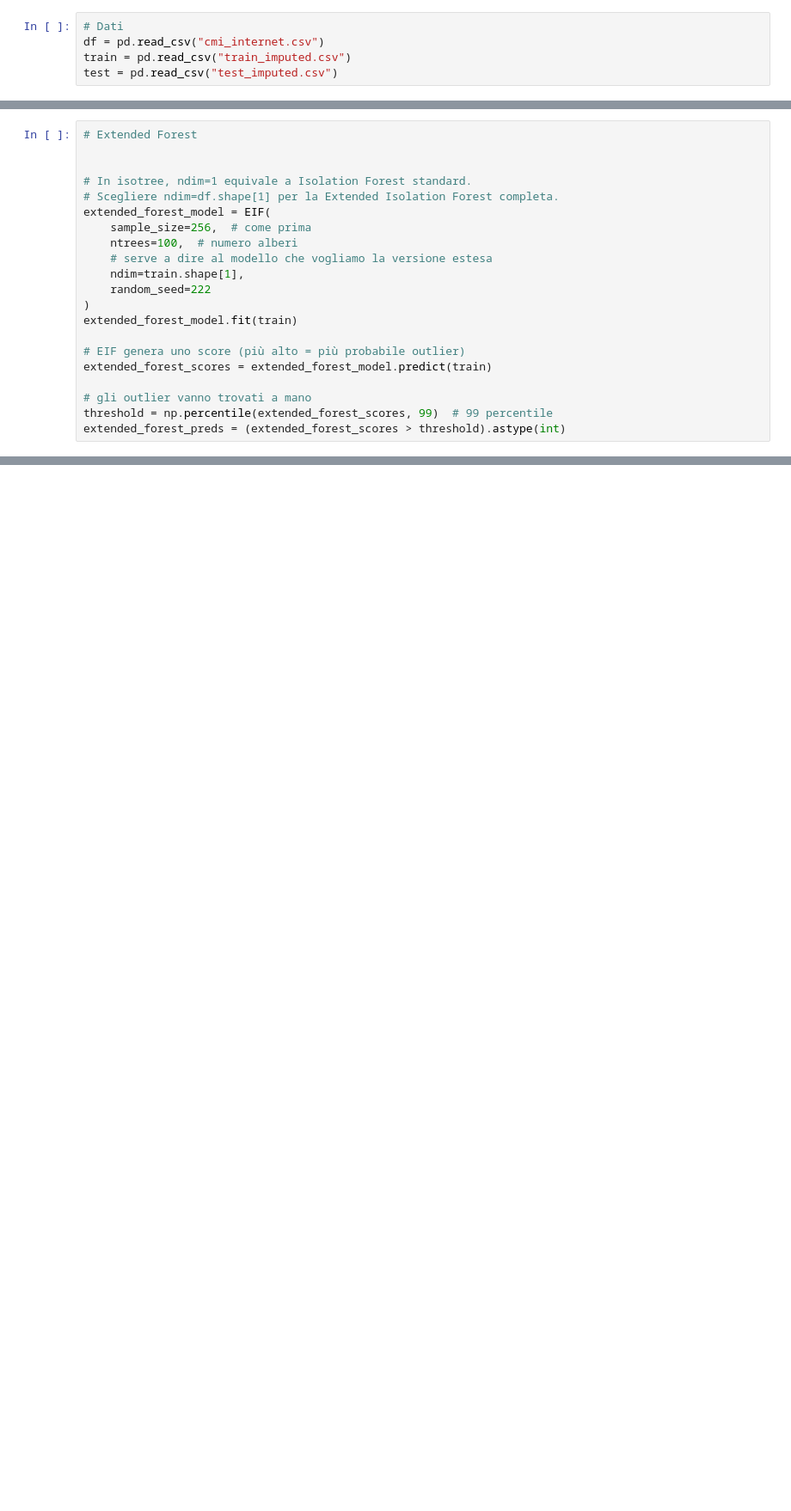
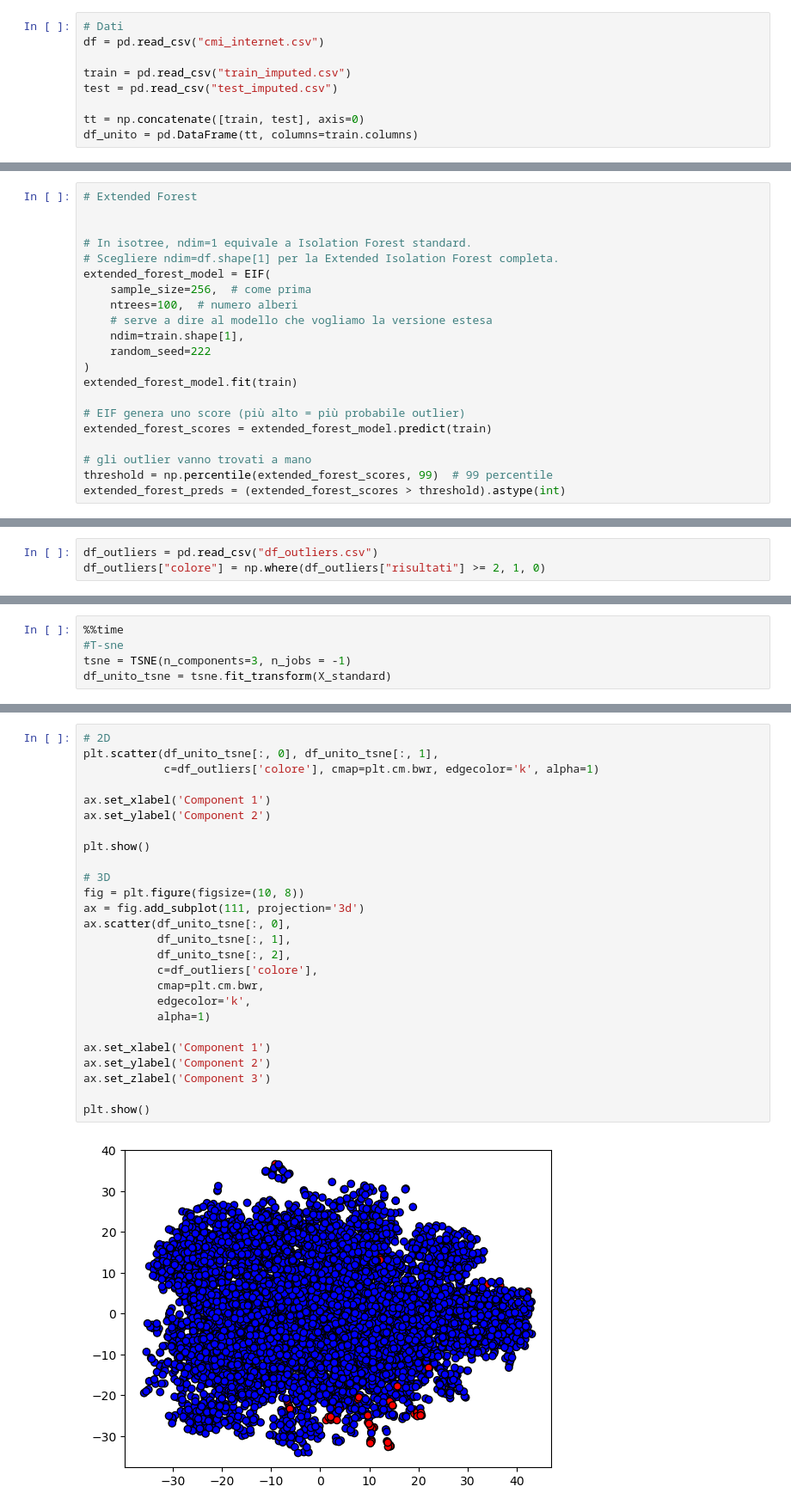
Before and after one commit to alessialaconca/Data_Mining_2_Child_Mind_Institute, a Jupyter notebook: Riccardo/Riccardo_1_Outlier_Detection.ipynb, the cells around one changed output, grey strips where cells are left out. Shown at 86% size. Cells and saved outputs as stored; diff of their text form; blank space fills up the shorter version.

```diff
--- a/Riccardo/Riccardo_1_Outlier_Detection.ipynb
+++ b/Riccardo/Riccardo_1_Outlier_Detection.ipynb
@@ -36,5 +52,9 @@ ModuleNotFoundError: No module named 'combo'
 # %%
 # Dati
 df = pd.read_csv("cmi_internet.csv")
+
 train = pd.read_csv("train_imputed.csv")
 test = pd.read_csv("test_imputed.csv")
+
+tt = np.concatenate([train, test], axis=0)
+df_unito = pd.DataFrame(tt, columns=train.columns)
@@ -117,0 +210,3 @@ extended_forest_preds = (extended_forest_scores > threshold).astype(int)
+# %%
+df_outliers = pd.read_csv("df_outliers.csv")
+df_outliers["colore"] = np.where(df_outliers["risultati"] >= 2, 1, 0)
@@ -117,0 +215,5 @@ extended_forest_preds = (extended_forest_scores > threshold).astype(int)
+# %%
+%%time
+#T-sne
+tsne = TSNE(n_components=3, n_jobs = -1)
+df_unito_tsne = tsne.fit_transform(X_standard)
@@ -117,0 +223,28 @@ extended_forest_preds = (extended_forest_scores > threshold).astype(int)
+# %%
+# 2D
+plt.scatter(df_unito_tsne[:, 0], df_unito_tsne[:, 1],
+            c=df_outliers['colore'], cmap=plt.cm.bwr, edgecolor='k', alpha=1)
+
+ax.set_xlabel('Component 1')
+ax.set_ylabel('Component 2')
+
+plt.show()
+
+# 3D
+fig = plt.figure(figsize=(10, 8))
+ax = fig.add_subplot(111, projection='3d')
+ax.scatter(df_unito_tsne[:, 0],
+           df_unito_tsne[:, 1],
+           df_unito_tsne[:, 2],
+           c=df_outliers['colore'],
+           cmap=plt.cm.bwr,
+           edgecolor='k',
+           alpha=1)
+
+ax.set_xlabel('Component 1')
+ax.set_ylabel('Component 2')
+ax.set_zlabel('Component 3')
+
+plt.show()
+# %% [output]
+[figure, added]
```
Also changed, not shown: parts of 15 cells of this notebook, 1 other file.
